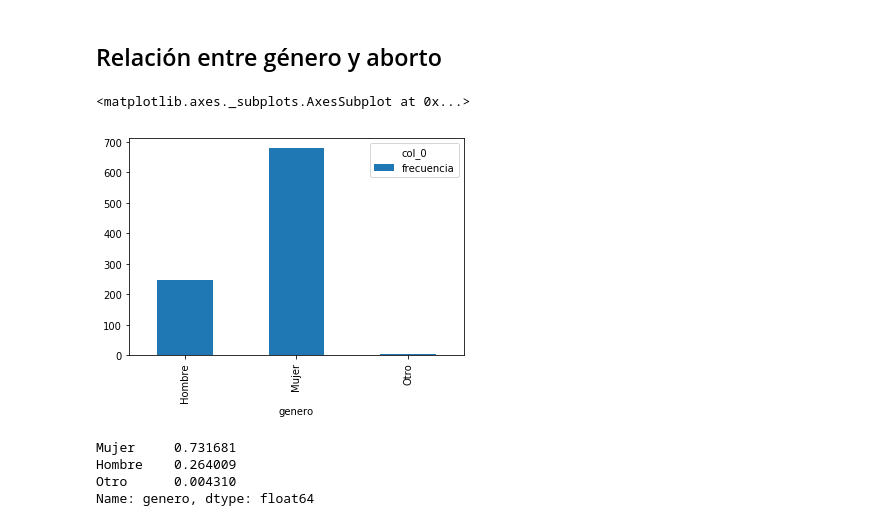
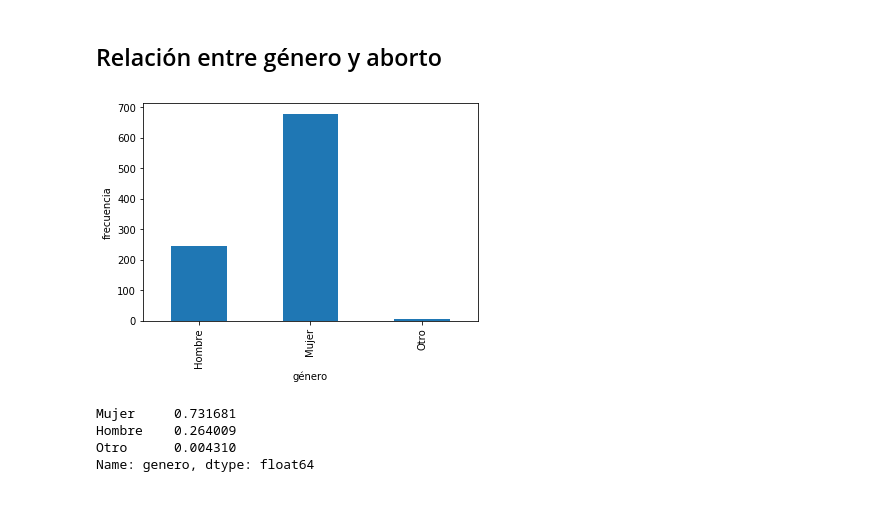
Before and after one commit to fveredas/bioestadisticaupv, a Jupyter notebook: bioestadistica_Javier.ipynb, the cells around one changed output. Saved outputs shown, nothing was run; the diff lists cells and outputs as text; code cells hidden in the pictures.

```diff
--- a/bioestadistica_Javier.ipynb
+++ b/bioestadistica_Javier.ipynb
@@ -148,11 +148,14 @@ Puede apreciarse que las variables `genero` y `aborto` son categóricas, mientra
 No hay valores perdidos (total de muestras 928)
 # %% [markdown]
 ## Relación entre género y aborto
-# %%
-pd.crosstab(datos_analisis['genero'], columns='frecuencia').plot.bar()
-# %% [output]
-<matplotlib.axes._subplots.AxesSubplot at 0x...>
-[figure, removed]
+# %%
+fig,ax = plt.subplots()
+pd.crosstab(datos_analisis['genero'], columns='frecuencia').plot.bar(legend=None, ax=ax)
+plt.xlabel('género')
+plt.ylabel('frecuencia')
+plt.savefig('barplot_genero.png', dpi=300)
+# %% [output]
+[figure, added]
 # %%
 datos_analisis['genero'].value_counts(normalize='True')
 # %% [output]
```
Also changed, not shown: parts of 21 cells of this notebook, 12 other files.
